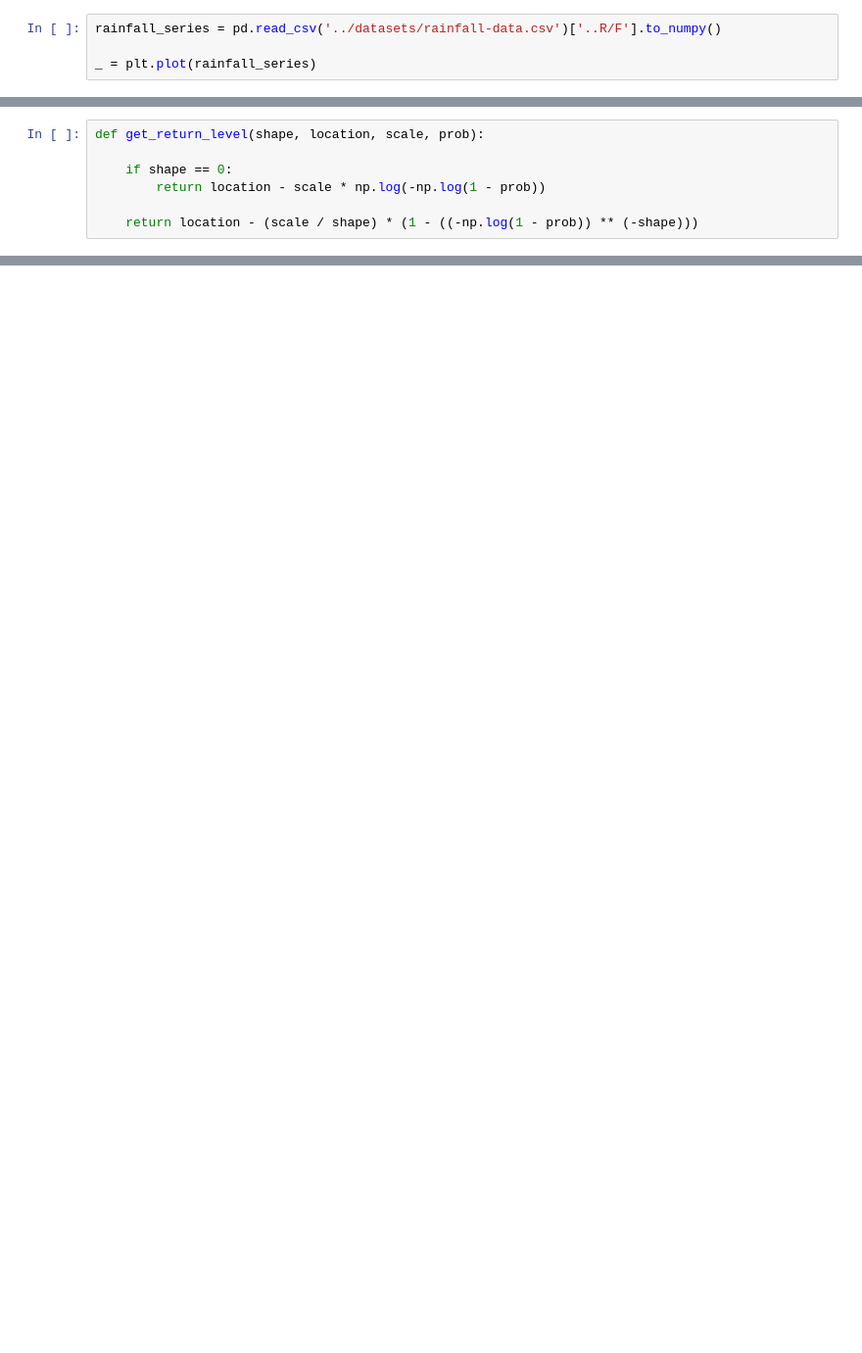
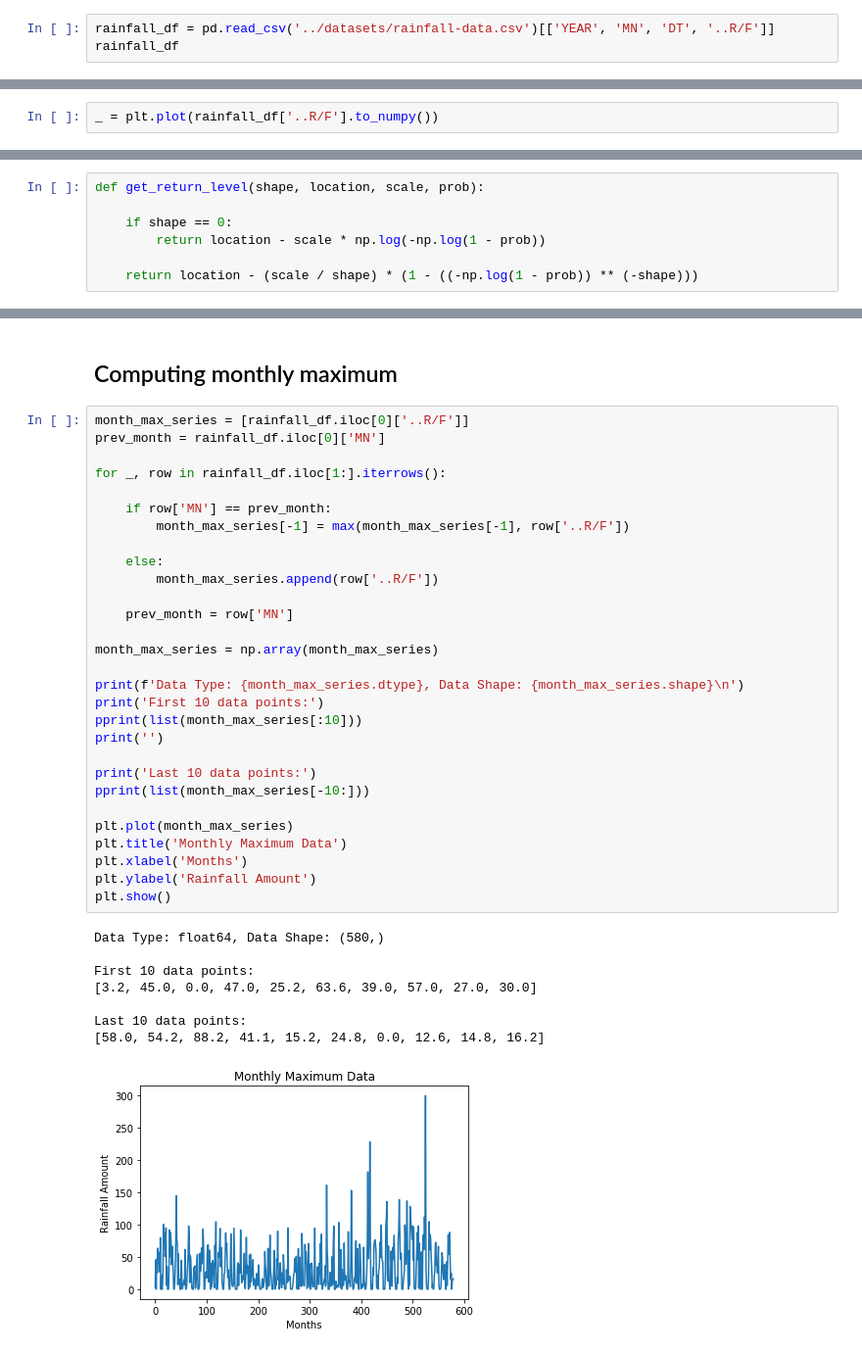
Before and after one commit to tymefighter/Forecast, a Jupyter notebook: notebooks/max-rainfall-gev.ipynb, the cells around one changed output, grey strips where cells are left out. Shown: that part at 98% size. Cells and saved outputs as stored; diff of their text form; blank space fills up the shorter version.

```diff
--- a/notebooks/max-rainfall-gev.ipynb
+++ b/notebooks/max-rainfall-gev.ipynb
@@ -8,5 +18,4 @@ from ts.experimental import GeneralizedExtremeValueDistribution, GevEstimate, Ps
 # %%
-rainfall_series = pd.read_csv('../datasets/rainfall-data.csv')['..R/F'].to_numpy()
-
-_ = plt.plot(rainfall_series)
+rainfall_df = pd.read_csv('../datasets/rainfall-data.csv')[['YEAR', 'MN', 'DT', '..R/F']]
+rainfall_df
 # %% [output]
@@ -40,0 +37,2 @@ Shape: 0.934789975295414, Location: 8.910169761189907, Scale: 13.181118254875718
+# %%
+_ = plt.plot(rainfall_df['..R/F'].to_numpy())
@@ -47,0 +65,40 @@ def get_return_level(shape, location, scale, prob):
+# %% [markdown]
+## Computing monthly maximum
+# %%
+month_max_series = [rainfall_df.iloc[0]['..R/F']]
+prev_month = rainfall_df.iloc[0]['MN']
+
+for _, row in rainfall_df.iloc[1:].iterrows():
+
+    if row['MN'] == prev_month:
+        month_max_series[-1] = max(month_max_series[-1], row['..R/F'])
+
+    else:
+        month_max_series.append(row['..R/F'])
+
+    prev_month = row['MN']
+
+month_max_series = np.array(month_max_series)
+
+print(f'Data Type: {month_max_series.dtype}, Data Shape: {month_max_series.shape}\n')
+print('First 10 data points:')
+pprint(list(month_max_series[:10]))
+print('')
+
+print('Last 10 data points:')
+pprint(list(month_max_series[-10:]))
+
+plt.plot(month_max_series)
+plt.title('Monthly Maximum Data')
+plt.xlabel('Months')
+plt.ylabel('Rainfall Amount')
+plt.show()
+# %% [output]
+Data Type: float64, Data Shape: (580,)
+
+First 10 data points:
+[3.2, 45.0, 0.0, 47.0, 25.2, 63.6, 39.0, 57.0, 27.0, 30.0]
+
+Last 10 data points:
+[58.0, 54.2, 88.2, 41.1, 15.2, 24.8, 0.0, 12.6, 14.8, 16.2]
+[figure, added]
```
Also changed, not shown: parts of 38 cells of this notebook, 1 other file.
